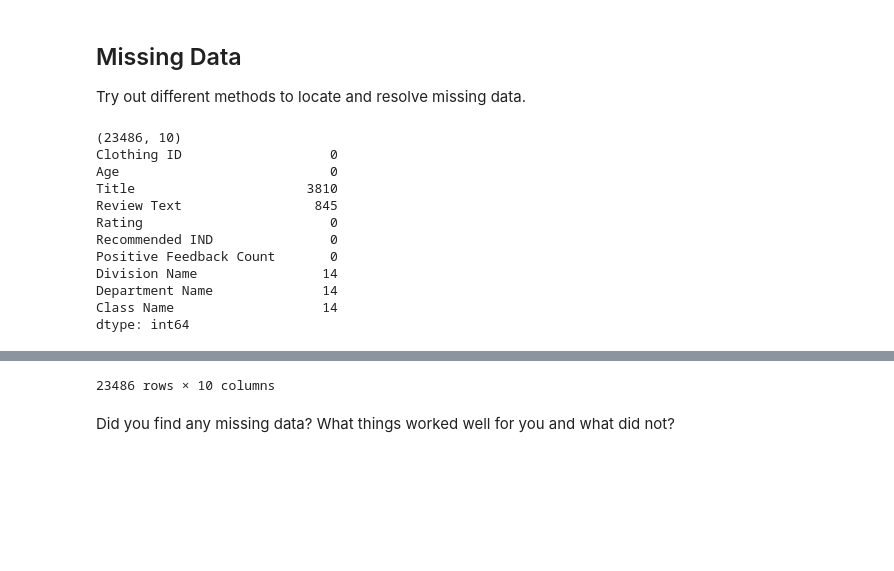
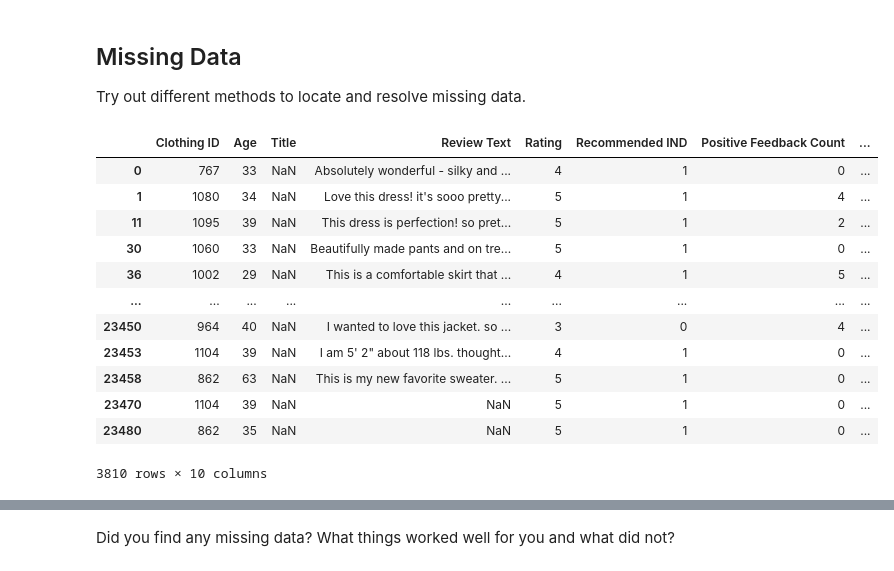
Before and after one commit to Zeal-G/data-analysis-projects, a Jupyter notebook: cleaning-data-with-pandas/exercises/PandasCleaningTechniques.ipynb, the cells around one changed output, grey strips where cells are left out. Drawn from its saved outputs; the diff is of its cells as text; code cells hidden in the pictures; blank space fills up the shorter version.

```diff
--- a/cleaning-data-with-pandas/exercises/PandasCleaningTechniques.ipynb
+++ b/cleaning-data-with-pandas/exercises/PandasCleaningTechniques.ipynb
@@ -51,20 +54,23 @@ Try out different methods to locate and resolve missing data.
 # %%
 # Try to find some missing data!
 #print(df.isnull().sum())
-print(df.shape)
-print(df.isna().sum())
+#print(df.shape)
+#print(df.isna().sum())
 #df.describe()
-df.fillna(0)
+#df
+rows = df[pd.isna(df['Title'])]
+rows
 # %% [output]
+|  | Clothing ID | Age | Title | Review Text | Rating | Recommended IND | Positive Feedback Count | ... |
+| 0 | 767 | 33 | NaN | Absolutely wonderful - silky and ... | 4 | 1 | 0 | ... |
+| 1 | 1080 | 34 | NaN | Love this dress! it's sooo pretty... | 5 | 1 | 4 | ... |
+| 11 | 1095 | 39 | NaN | This dress is perfection! so pret... | 5 | 1 | 2 | ... |
+| 30 | 1060 | 33 | NaN | Beautifully made pants and on tre... | 5 | 1 | 0 | ... |
+| 36 | 1002 | 29 | NaN | This is a comfortable skirt that ... | 4 | 1 | 5 | ... |
+| ... | ... | ... | ... | ... | ... | ... | ... | ... |
+| 23450 | 964 | 40 | NaN | I wanted to love this jacket. so ... | 3 | 0 | 4 | ... |
+| 23453 | 1104 | 39 | NaN | I am 5' 2" about 118 lbs. thought... | 4 | 1 | 0 | ... |
+| 23458 | 862 | 63 | NaN | This is my new favorite sweater. ... | 5 | 1 | 0 | ... |
+| 23470 | 1104 | 39 | NaN | NaN | 5 | 1 | 0 | ... |
+| 23480 | 862 | 35 | NaN | NaN | 5 | 1 | 0 | ... |
-(23486, 10)
-Clothing ID                   0
-Age                           0
-Title                      3810
-Review Text                 845
-Rating                        0
-Recommended IND               0
-Positive Feedback Count       0
-Division Name                14
-Department Name              14
-Class Name                   14
-dtype: int64
+3810 rows × 10 columns
@@ -83,4 +77,3 @@ dtype: int64
-23486 rows × 10 columns
 # %% [markdown]
 Did you find any missing data? What things worked well for you and what did not?
 # %%
```
Also changed, not shown: parts of 4 cells of this notebook, 1 other file.
